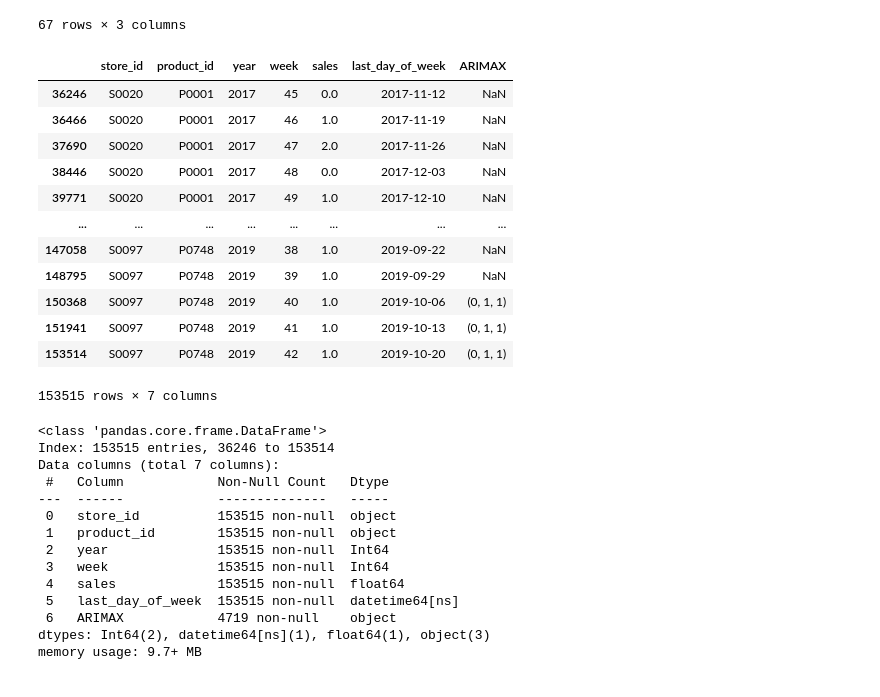
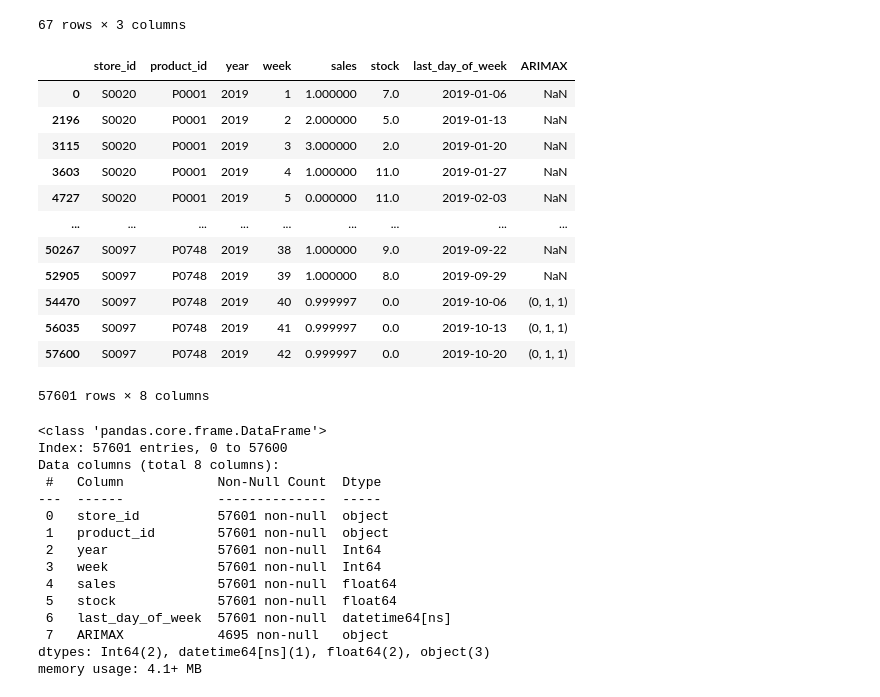
Before and after one commit to yurimfreitas/ProjectII, a Jupyter notebook: 5.3.2-Arimax_by_fabian_2019.ipynb, the cells around one changed output. Saved outputs shown, nothing was run; the diff lists cells and outputs as text; code cells hidden in the pictures.

```diff
--- a/5.3.2-Arimax_by_fabian_2019.ipynb
+++ b/5.3.2-Arimax_by_fabian_2019.ipynb
@@ -266,34 +269,35 @@ df_final.to_csv('./Files/df_final.csv', index=False)
 df_product_error.to_csv('./Files/2019_forecast_errors_arimax.csv', index=False)
-# %%
-df_final
-# %% [output]
-|  | store_id | product_id | year | week | sales | last_day_of_week | ARIMAX |
-| 36246 | S0020 | P0001 | 2017 | 45 | 0.0 | 2017-11-12 | NaN |
-| 36466 | S0020 | P0001 | 2017 | 46 | 1.0 | 2017-11-19 | NaN |
-| 37690 | S0020 | P0001 | 2017 | 47 | 2.0 | 2017-11-26 | NaN |
-| 38446 | S0020 | P0001 | 2017 | 48 | 0.0 | 2017-12-03 | NaN |
-| 39771 | S0020 | P0001 | 2017 | 49 | 1.0 | 2017-12-10 | NaN |
-| ... | ... | ... | ... | ... | ... | ... | ... |
-| 147058 | S0097 | P0748 | 2019 | 38 | 1.0 | 2019-09-22 | NaN |
-| 148795 | S0097 | P0748 | 2019 | 39 | 1.0 | 2019-09-29 | NaN |
-| 150368 | S0097 | P0748 | 2019 | 40 | 1.0 | 2019-10-06 | (0, 1, 1) |
-| 151941 | S0097 | P0748 | 2019 | 41 | 1.0 | 2019-10-13 | (0, 1, 1) |
-| 153514 | S0097 | P0748 | 2019 | 42 | 1.0 | 2019-10-20 | (0, 1, 1) |
-153515 rows × 7 columns
+# %%
+df_final_arimax
+# %% [output]
+|  | store_id | product_id | year | week | sales | stock | last_day_of_week | ARIMAX |
+| 0 | S0020 | P0001 | 2019 | 1 | 1.000000 | 7.0 | 2019-01-06 | NaN |
+| 2196 | S0020 | P0001 | 2019 | 2 | 2.000000 | 5.0 | 2019-01-13 | NaN |
+| 3115 | S0020 | P0001 | 2019 | 3 | 3.000000 | 2.0 | 2019-01-20 | NaN |
+| 3603 | S0020 | P0001 | 2019 | 4 | 1.000000 | 11.0 | 2019-01-27 | NaN |
+| 4727 | S0020 | P0001 | 2019 | 5 | 0.000000 | 11.0 | 2019-02-03 | NaN |
+| ... | ... | ... | ... | ... | ... | ... | ... | ... |
+| 50267 | S0097 | P0748 | 2019 | 38 | 1.000000 | 9.0 | 2019-09-22 | NaN |
+| 52905 | S0097 | P0748 | 2019 | 39 | 1.000000 | 8.0 | 2019-09-29 | NaN |
+| 54470 | S0097 | P0748 | 2019 | 40 | 0.999997 | 0.0 | 2019-10-06 | (0, 1, 1) |
+| 56035 | S0097 | P0748 | 2019 | 41 | 0.999997 | 0.0 | 2019-10-13 | (0, 1, 1) |
+| 57600 | S0097 | P0748 | 2019 | 42 | 0.999997 | 0.0 | 2019-10-20 | (0, 1, 1) |
+57601 rows × 8 columns
 # %%
-df_final.info()
+df_final_arimax.info()
 # %% [output]
 <class 'pandas.core.frame.DataFrame'>
-Index: 153515 entries, 36246 to 153514
-Data columns (total 7 columns):
- #   Column            Non-Null Count   Dtype
----  ------            --------------   -----
- 0   store_id          153515 non-null  object
- 1   product_id        153515 non-null  object
- 2   year              153515 non-null  Int64
- 3   week              153515 non-null  Int64
- 4   sales             153515 non-null  float64
- 5   last_day_of_week  153515 non-null  datetime64[ns]
- 6   ARIMAX            4719 non-null    object
-dtypes: Int64(2), datetime64[ns](1), float64(1), object(3)
-memory usage: 9.7+ MB
+Index: 57601 entries, 0 to 57600
+Data columns (total 8 columns):
+ #   Column            Non-Null Count  Dtype
+---  ------            --------------  -----
+ 0   store_id          57601 non-null  object
+ 1   product_id        57601 non-null  object
+ 2   year              57601 non-null  Int64
+ 3   week              57601 non-null  Int64
+ 4   sales             57601 non-null  float64
+ 5   stock             57601 non-null  float64
+ 6   last_day_of_week  57601 non-null  datetime64[ns]
+ 7   ARIMAX            4695 non-null   object
+dtypes: Int64(2), datetime64[ns](1), float64(2), object(3)
+memory usage: 4.1+ MB
```
Also changed, not shown: parts of 7 cells of this notebook, 3 other files.
